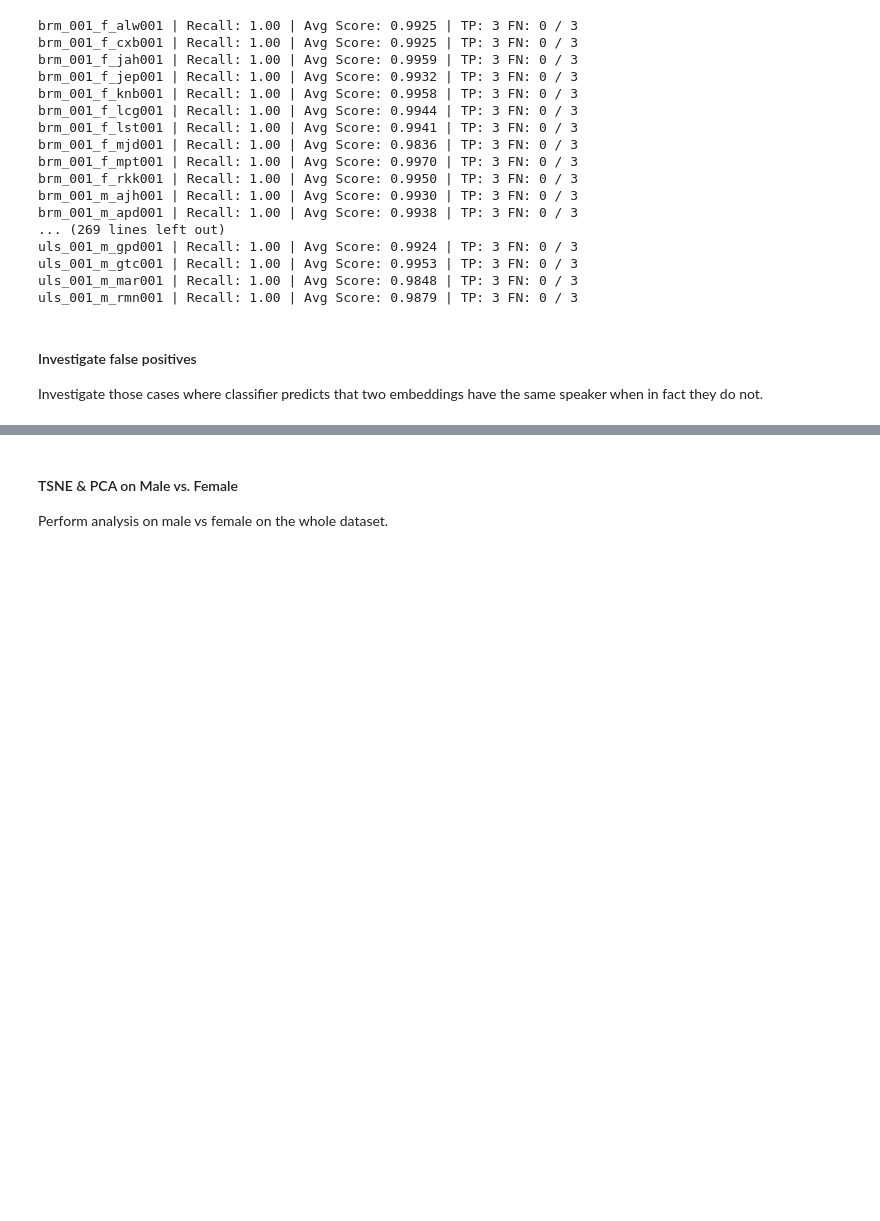
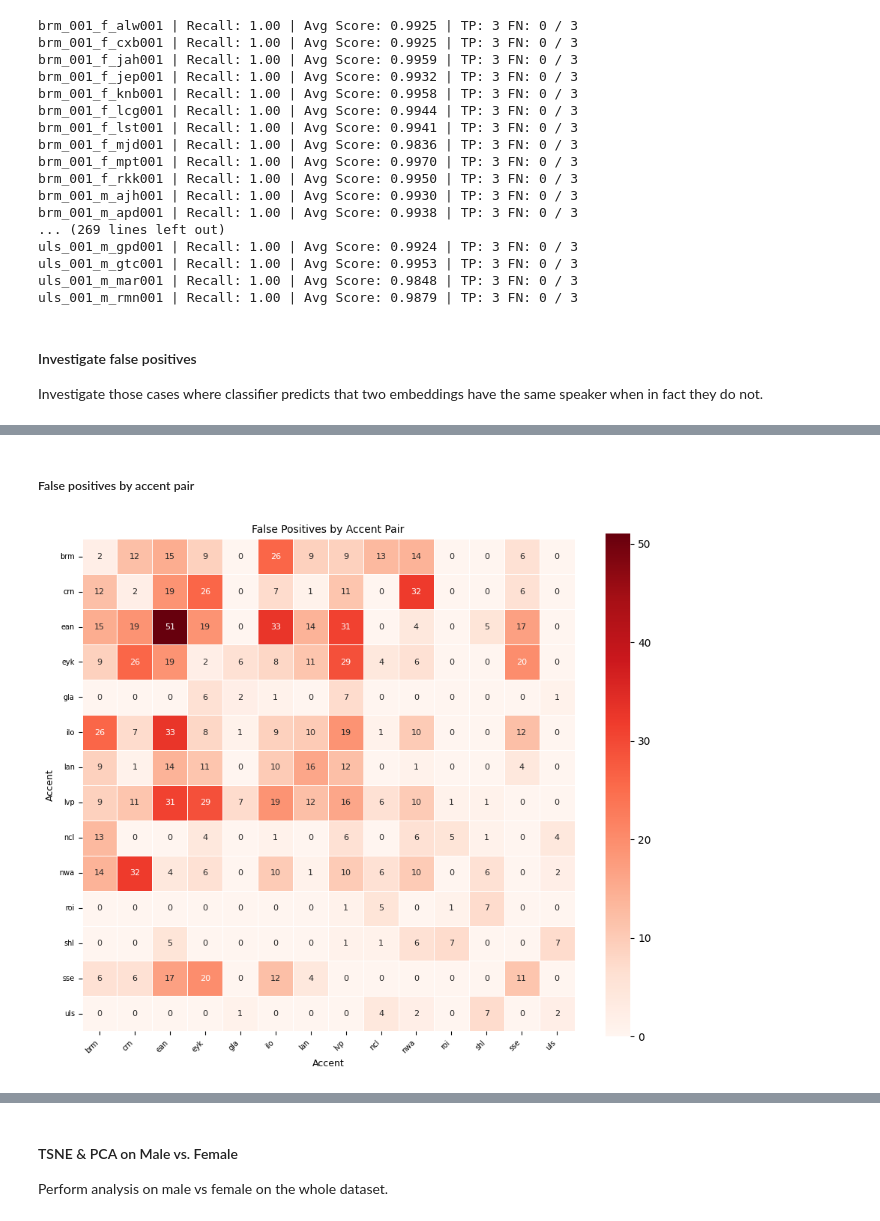
Before and after one commit to michael-vella/ARI5121_SpeechProject_Michael_Vella_code, a Jupyter notebook: core.ipynb, the cells around one changed output, grey strips where cells are left out. Drawn from its saved outputs; the diff is of its cells as text; code cells hidden in the pictures; blank space fills up the shorter version.

```diff
--- a/core.ipynb
+++ b/core.ipynb
@@ -500,0 +619,43 @@ Investigate those cases where classifier predicts that two embeddings have the s
+# %% [markdown]
+##### False positives by accent pair
+# %%
+accent_pair_counter = Counter(
+    tuple(sorted([get_accent(e["speaker_one"]), get_accent(e["speaker_two"])]))
+    for e in false_positives
+)
+
+all_accents = sorted(set(
+    a for pair in accent_pair_counter for a in pair
+))
+
+matrix = np.zeros((len(all_accents), len(all_accents)), dtype=int)
+accent_index = {a: i for i, a in enumerate(all_accents)}
+
+for (a1, a2), count in accent_pair_counter.items():
+    i, j = accent_index[a1], accent_index[a2]
+    matrix[i][j] = count
+    matrix[j][i] = count
+
+plt.figure(figsize=(9, 7.5))
+sns.heatmap(
+    matrix,
+    xticklabels=all_accents,
+    yticklabels=all_accents,
+    annot=True,
+    fmt="d",
+    cmap="Reds",
+    linewidths=0.5,
+    square=True,
+    annot_kws={"size": 8},
+)
+
+plt.title("False Positives by Accent Pair", fontsize=10)
+plt.xlabel("Accent", fontsize=9)
+plt.ylabel("Accent", fontsize=9)
+plt.xticks(fontsize=7, rotation=45, ha="right")
+plt.yticks(fontsize=7, rotation=0)
+plt.tight_layout()
+plt.savefig("images/fp_by_accent_pair_heatmap.png", dpi=150)
+plt.show()
+# %% [output]
+[figure, added]
```
Also changed, not shown: parts of 18 cells of this notebook, 7 other files.
